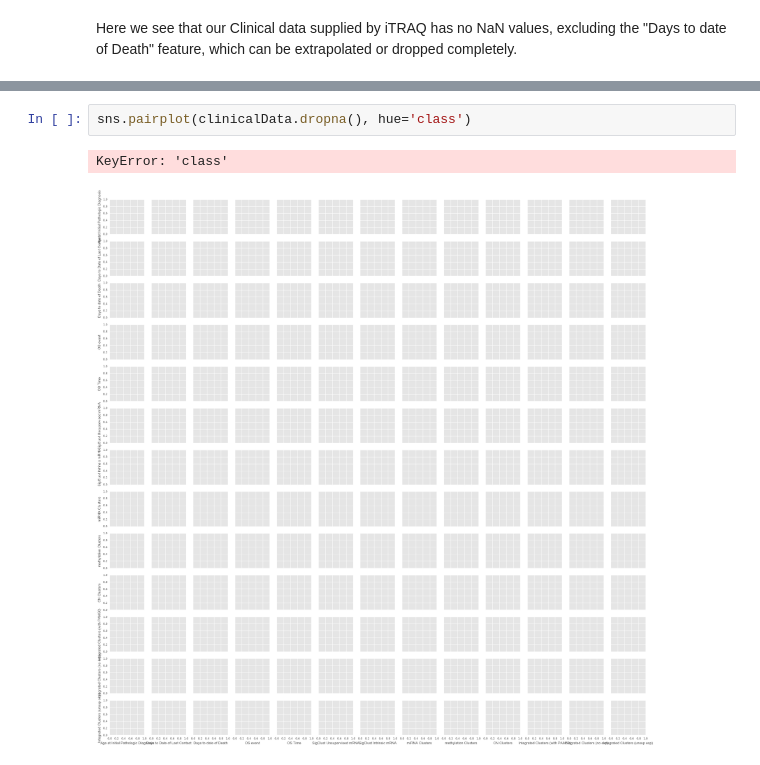
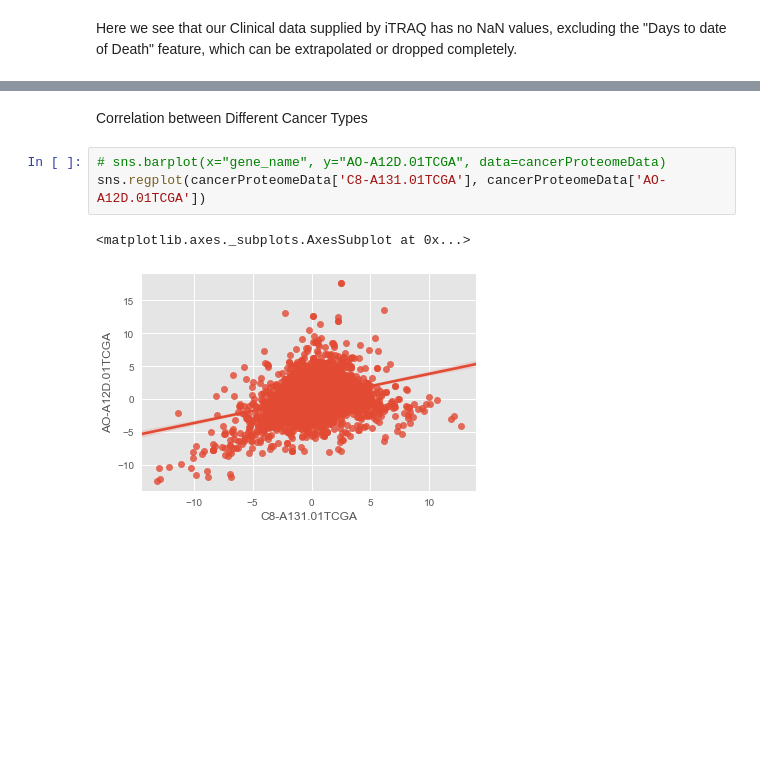
Before and after one commit to AniketPant02/Machine-Learning, a Jupyter notebook: Breast Cancer Proteomes/DataAnalysisPyNB.ipynb, the cells around one changed output, grey strips where cells are left out. Drawn from its saved outputs; the diff is of its cells as text; blank space fills up the shorter version.

Commit message:
Attempting to Import HDF5 Protein Kinase Files and Working On Data Analysis in IpNB
Attempting to Import HDF5 Protein Kinase Files and Working On Data Analysis in IpNB

```diff
--- a/Breast Cancer Proteomes/DataAnalysisPyNB.ipynb
+++ b/Breast Cancer Proteomes/DataAnalysisPyNB.ipynb
@@ -119,5 +119,8 @@ sns.regplot(clinicalData['SigClust Unsupervised mRNA'], clinicalData['SigClust I
-# %%
-sns.pairplot(clinicalData.dropna(), hue='class')
-# %% [output]
-KeyError: 'class'
-[figure, removed]
+# %% [markdown]
+Correlation between Different Cancer Types
+# %%
+# sns.barplot(x="gene_name", y="AO-A12D.01TCGA", data=cancerProteomeData)
+sns.regplot(cancerProteomeData['C8-A131.01TCGA'], cancerProteomeData['AO-A12D.01TCGA'])
+# %% [output]
+<matplotlib.axes._subplots.AxesSubplot at 0x...>
+[figure, added]
```
Also changed, not shown: parts of 7 cells of this notebook, 2 other files.
